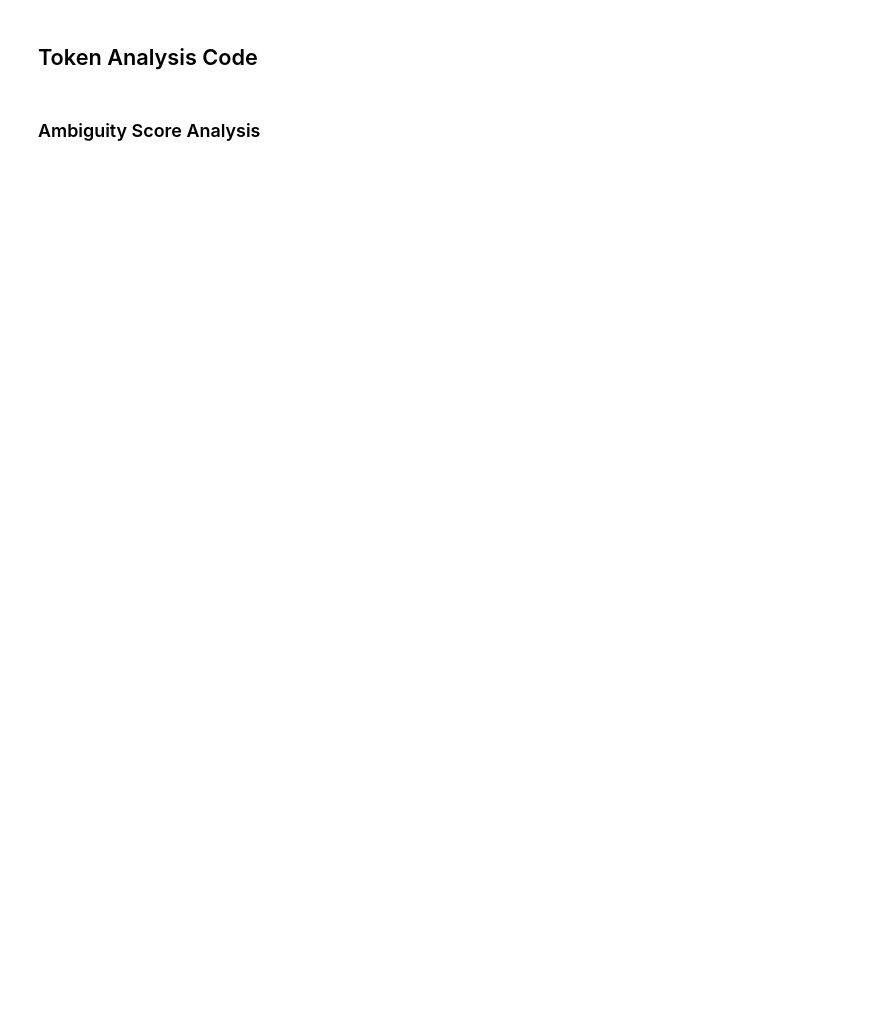
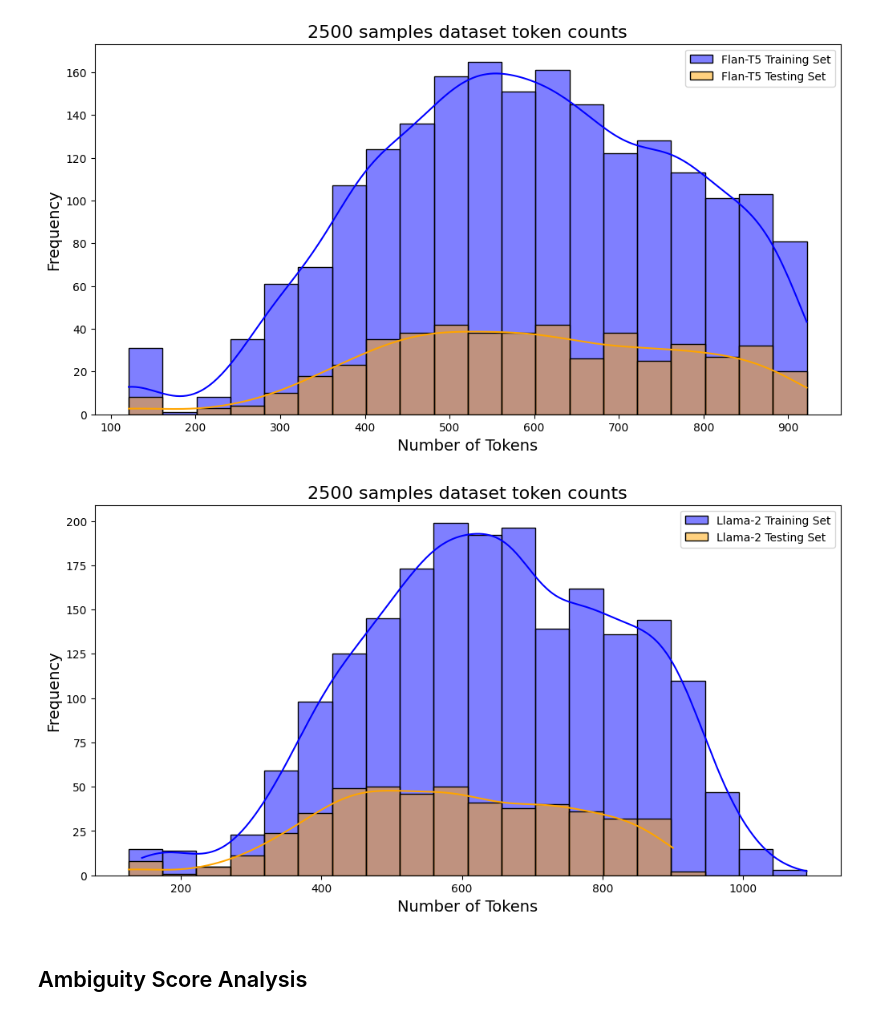
Before and after one commit to MattBoraske/Reddit-AITA-Conflict-Resolution-LLM-Finetuning, a Jupyter notebook: dataset_creation/dataset_analysis.ipynb, the cells around one changed output. Cells and saved outputs as stored; diff of their text form; code cells hidden in the pictures; blank space fills up the shorter version.

Commit message:
Finished dataset analysis notebook and added results for main and 2500 sample datasets

```diff
--- a/dataset_creation/dataset_analysis.ipynb
+++ b/dataset_creation/dataset_analysis.ipynb
@@ -62,0 +48,4 @@ def plot_histogram(data, plot_title, plot_xlabel, plot_ylabel, plot_file, bin_co
+# %%
+from datasets import load_dataset
+dataset = load_dataset('MattBoraske/reddit-AITA-submissions-and-comments')
+samples_2500_dataset = load_dataset('MattBoraske/reddit-AITA-submissions-and-comments-top-2500')
@@ -62,0 +78,9 @@ def plot_histogram(data, plot_title, plot_xlabel, plot_ylabel, plot_file, bin_co
+# %%
+flanT5_tokenizer = AutoTokenizer.from_pretrained("google/flan-t5-xl", trust_remote_code=True)
+llama2_tokenizer = AutoTokenizer.from_pretrained("meta-llama/Llama-2-7b-chat-hf", trust_remote_code=True)
+
+dataset = add_token_counts_to_dataset(dataset, 'flanT5_instruction', flanT5_tokenizer, 'flanT5_instruction_token_count')
+dataset = add_token_counts_to_dataset(dataset, 'llama2_instruction', llama2_tokenizer, 'llama2_instruction_token_count')
+
+samples_2500_dataset = add_token_counts_to_dataset(samples_2500_dataset, 'flanT5_instruction', flanT5_tokenizer, 'flanT5_instruction_token_count')
+samples_2500_dataset = add_token_counts_to_dataset(samples_2500_dataset, 'llama2_instruction', llama2_tokenizer, 'llama2_instruction_token_count')
@@ -62,0 +170,52 @@ def plot_histogram(data, plot_title, plot_xlabel, plot_ylabel, plot_file, bin_co
+# %%
+# Calculate the common bin edges for both train and test submissions
+combined_data = np.concatenate([samples_2500_token_counts['train']['flanT5_instruction_token_count'], samples_2500_token_counts['test']['flanT5_instruction_token_count']])
+bin_edges = np.histogram_bin_edges(combined_data, bins=20)
+
+# Get histogram bin counts for train and test submissions
+flant5_train_counts, _ = np.histogram(samples_2500_token_counts['train']['flanT5_instruction_token_count'], bins=bin_edges)
+flant5_test_counts, _ = np.histogram(samples_2500_token_counts['test']['flanT5_instruction_token_count'], bins=bin_edges)
+
+# Plot histograms
+plt.figure(figsize=(12, 6))
+sns.histplot(samples_2500_token_counts['train']['flanT5_instruction_token_count'], bins=bin_edges, kde=True, label='Flan-T5 Training Set', color='blue')
+sns.histplot(samples_2500_token_counts['test']['flanT5_instruction_token_count'], bins=bin_edges, kde=True, label='Flan-T5 Testing Set', color='orange')
+plt.title('2500 samples dataset token counts', fontsize=16)
+plt.xlabel('Number of Tokens', fontsize=14)
+plt.ylabel('Frequency', fontsize=14)
+plt.legend()
+plt.savefig('analysis_results/2500_samples_dataset/Token_Count_Analysis/flanT5_token_counts.png')
+plt.show()
+
+# Log Histogram Bin Counts
+bin_labels = [f"{bin_edges[i]:.2f} - {bin_edges[i+1]:.2f}" for i in range(len(bin_edges)-1)]
+flant5_counts_df = pd.DataFrame({'Bin Ranges': bin_labels, 'Test': flant5_train_counts, 'Train': flant5_test_counts}, index=bin_labels)
+flant5_counts_df.to_csv('analysis_results/2500_samples_dataset/Token_Count_Analysis/flanT5_token_bins.csv', index=False)
+
+
+# Calculate the common bin edges for both train and test submissions
+combined_data = np.concatenate([samples_2500_token_counts['train']['llama2_instruction_token_count'], samples_2500_token_counts['test']['llama2_instruction_token_count']])
+bin_edges = np.histogram_bin_edges(combined_data, bins=20)
+
+# Get histogram bin counts for train and test submissions
+ambiguity_train_counts, _ = np.histogram(samples_2500_token_counts['train']['llama2_instruction_token_count'], bins=bin_edges)
+ambiguity_test_counts, _ = np.histogram(samples_2500_token_counts['test']['llama2_instruction_token_count'], bins=bin_edges)
+
+# Plot histograms
+plt.figure(figsize=(12, 6))
+sns.histplot(samples_2500_token_counts['train']['llama2_instruction_token_count'], bins=bin_edges, kde=True, label='Llama-2 Training Set', color='blue')
+sns.histplot(samples_2500_token_counts['test']['llama2_instruction_token_count'], bins=bin_edges, kde=True, label='Llama-2 Testing Set', color='orange')
+plt.title('2500 samples dataset token counts', fontsize=16)
+plt.xlabel('Number of Tokens', fontsize=14)
+plt.ylabel('Frequency', fontsize=14)
+plt.legend()
+plt.savefig('analysis_results/2500_samples_dataset/Token_Count_Analysis/llama2_token_counts.png')
+plt.show()
+
+# Log Histogram Bin Counts
+bin_labels = [f"{bin_edges[i]:.2f} - {bin_edges[i+1]:.2f}" for i in range(len(bin_edges)-1)]
+llama2_counts_df = pd.DataFrame({'Bin Ranges': bin_labels, 'Test': ambiguity_train_counts, 'Train': ambiguity_test_counts}, index=bin_labels)
+llama2_counts_df.to_csv('analysis_results/2500_samples_dataset/Token_Count_Analysis/llama2_token_bins.csv', index=False)
+# %% [output]
+[figure, added]
+[figure, added]
@@ -63,2 +228,2 @@ def plot_histogram(data, plot_title, plot_xlabel, plot_ylabel, plot_file, bin_co
 # %% [markdown]
-## Token Analysis Code
+## Ambiguity Score Analysis
@@ -157,2 +229,0 @@ def filter_by_token_count(dataset: Dataset, max_tokens: int, token_count_column:
-# %% [markdown]
-### Ambiguity Score Analysis
```
Also changed, not shown: parts of 30 cells of this notebook, 27 other files.
